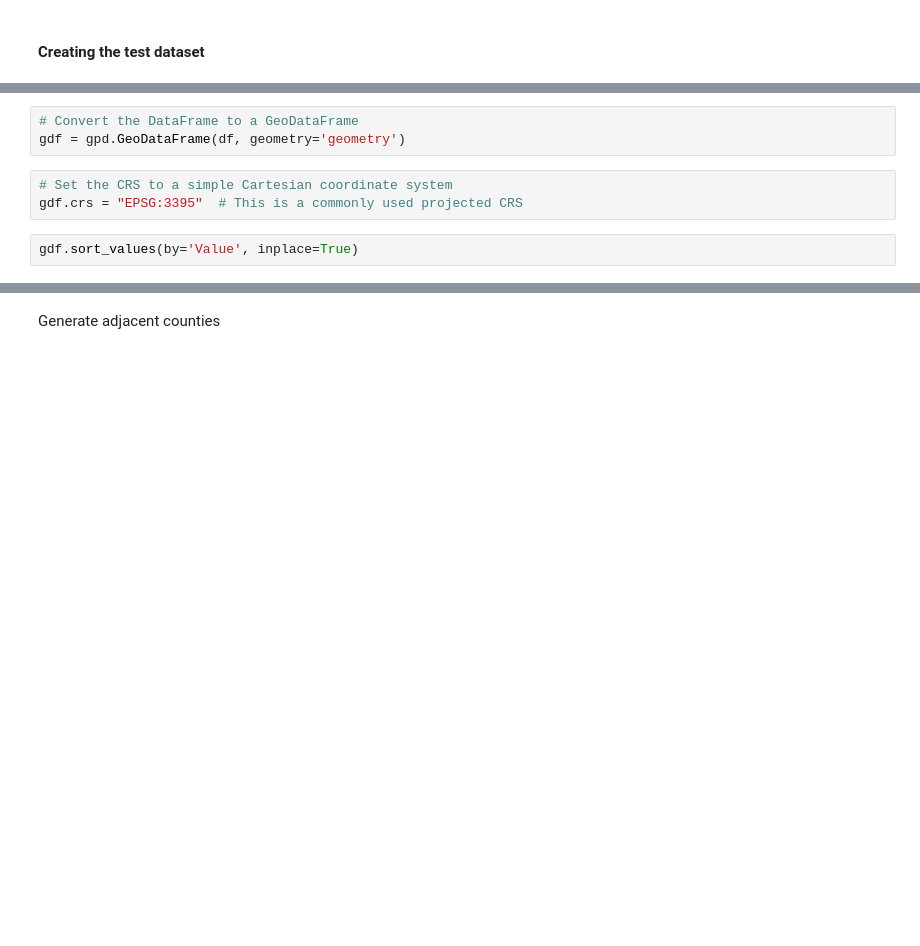
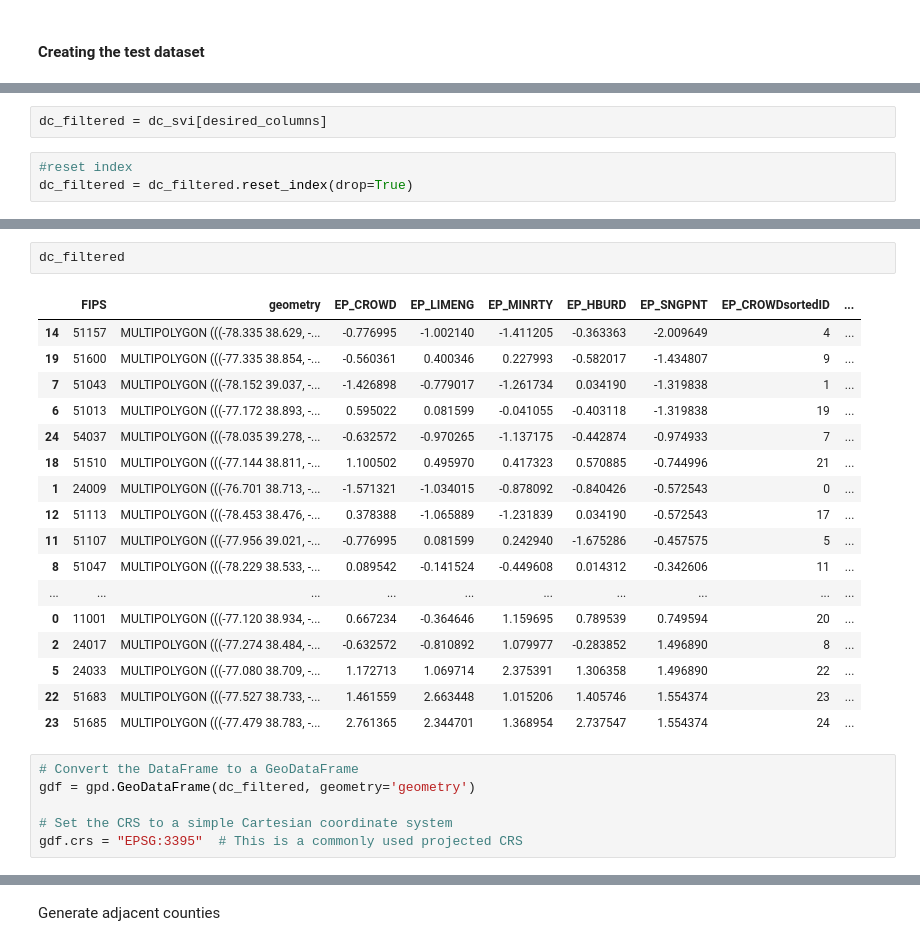
Before and after one commit to hashansl/adjacency-multiple-variables, a Jupyter notebook: main_real_values.ipynb, the cells around one changed output, grey strips where cells are left out. Cells and saved outputs as stored; diff of their text form; blank space fills up the shorter version.

```diff
--- a/main_real_values.ipynb
+++ b/main_real_values.ipynb
@@ -59,0 +76,5 @@ df.sort_values(by='Value_2', inplace=True)
+# %%
+dc_filtered = dc_svi[desired_columns]
+# %%
+#reset index
+dc_filtered = dc_filtered.reset_index(drop=True)
@@ -84,11 +122,29 @@ See the caveats in the documentation: https://pandas.pydata.org/pandas-docs/stab
+# %%
+dc_filtered
+# %% [output]
+|  | FIPS | geometry | EP_CROWD | EP_LIMENG | EP_MINRTY | EP_HBURD | EP_SNGPNT | EP_CROWDsortedID | ... |
+| 14 | 51157 | MULTIPOLYGON (((-78.335 38.629, -... | -0.776995 | -1.002140 | -1.411205 | -0.363363 | -2.009649 | 4 | ... |
+| 19 | 51600 | MULTIPOLYGON (((-77.335 38.854, -... | -0.560361 | 0.400346 | 0.227993 | -0.582017 | -1.434807 | 9 | ... |
+| 7 | 51043 | MULTIPOLYGON (((-78.152 39.037, -... | -1.426898 | -0.779017 | -1.261734 | 0.034190 | -1.319838 | 1 | ... |
+| 6 | 51013 | MULTIPOLYGON (((-77.172 38.893, -... | 0.595022 | 0.081599 | -0.041055 | -0.403118 | -1.319838 | 19 | ... |
+| 24 | 54037 | MULTIPOLYGON (((-78.035 39.278, -... | -0.632572 | -0.970265 | -1.137175 | -0.442874 | -0.974933 | 7 | ... |
+| 18 | 51510 | MULTIPOLYGON (((-77.144 38.811, -... | 1.100502 | 0.495970 | 0.417323 | 0.570885 | -0.744996 | 21 | ... |
+| 1 | 24009 | MULTIPOLYGON (((-76.701 38.713, -... | -1.571321 | -1.034015 | -0.878092 | -0.840426 | -0.572543 | 0 | ... |
+| 12 | 51113 | MULTIPOLYGON (((-78.453 38.476, -... | 0.378388 | -1.065889 | -1.231839 | 0.034190 | -0.572543 | 17 | ... |
+| 11 | 51107 | MULTIPOLYGON (((-77.956 39.021, -... | -0.776995 | 0.081599 | 0.242940 | -1.675286 | -0.457575 | 5 | ... |
+| 8 | 51047 | MULTIPOLYGON (((-78.229 38.533, -... | 0.089542 | -0.141524 | -0.449608 | 0.014312 | -0.342606 | 11 | ... |
+| ... | ... | ... | ... | ... | ... | ... | ... | ... | ... |
+| 0 | 11001 | MULTIPOLYGON (((-77.120 38.934, -... | 0.667234 | -0.364646 | 1.159695 | 0.789539 | 0.749594 | 20 | ... |
+| 2 | 24017 | MULTIPOLYGON (((-77.274 38.484, -... | -0.632572 | -0.810892 | 1.079977 | -0.283852 | 1.496890 | 8 | ... |
+| 5 | 24033 | MULTIPOLYGON (((-77.080 38.709, -... | 1.172713 | 1.069714 | 2.375391 | 1.306358 | 1.496890 | 22 | ... |
+| 22 | 51683 | MULTIPOLYGON (((-77.527 38.733, -... | 1.461559 | 2.663448 | 1.015206 | 1.405746 | 1.554374 | 23 | ... |
+| 23 | 51685 | MULTIPOLYGON (((-77.479 38.783, -... | 2.761365 | 2.344701 | 1.368954 | 2.737547 | 1.554374 | 24 | ... |
 # %%
 # Convert the DataFrame to a GeoDataFrame
-gdf = gpd.GeoDataFrame(df, geometry='geometry')
+gdf = gpd.GeoDataFrame(dc_filtered, geometry='geometry')
+
+# Set the CRS to a simple Cartesian coordinate system
+gdf.crs = "EPSG:3395"  # This is a commonly used projected CRS
-# %%
-# Set the CRS to a simple Cartesian coordinate system
-gdf.crs = "EPSG:3395"  # This is a commonly used projected CRS
-# %%
-gdf.sort_values(by='Value', inplace=True)
 # %%
 gdf
 # %% [output]
```
Also changed, not shown: parts of 23 cells of this notebook, 1 other file.
